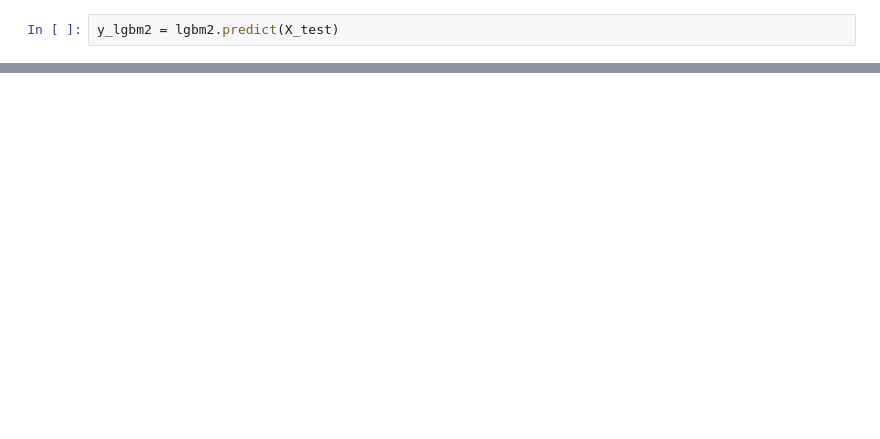
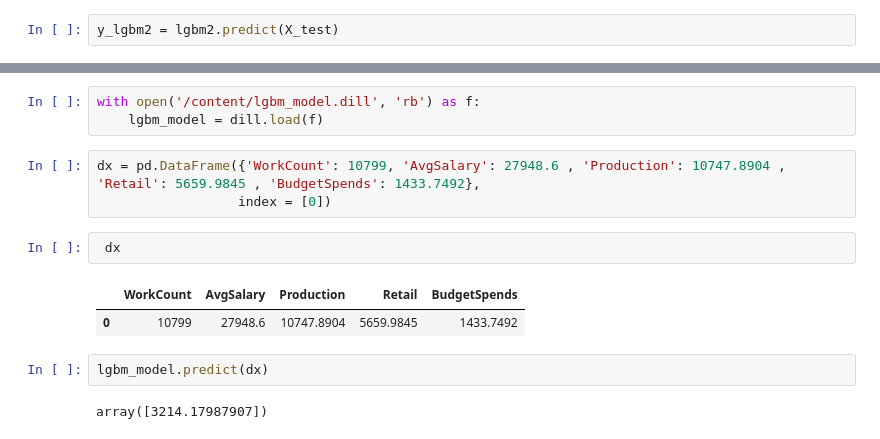
Before and after one commit to Segrey372017/cities_stat, a Jupyter notebook: city_stat2020.ipynb, the cells around one changed output, grey strips where cells are left out. Saved outputs shown, nothing was run; the diff lists cells and outputs as text; blank space fills up the shorter version.

```diff
--- a/city_stat2020.ipynb
+++ b/city_stat2020.ipynb
@@ -387,0 +437,15 @@ mean_absolute_error(y_test, y_lgbm2)
+# %%
+with open('/content/lgbm_model.dill', 'rb') as f:
+    lgbm_model = dill.load(f)
+# %%
+dx = pd.DataFrame({'WorkCount': 10799, 'AvgSalary': 27948.6 , 'Production': 10747.8904 , 'Retail': 5659.9845 , 'BudgetSpends': 1433.7492},
+                  index = [0])
+# %%
+ dx
+# %% [output]
+|  | WorkCount | AvgSalary | Production | Retail | BudgetSpends |
+| 0 | 10799 | 27948.6 | 10747.8904 | 5659.9845 | 1433.7492 |
+# %%
+lgbm_model.predict(dx)
+# %% [output]
+array([3214.17987907])
```
Also changed, not shown: parts of 30 cells of this notebook.
